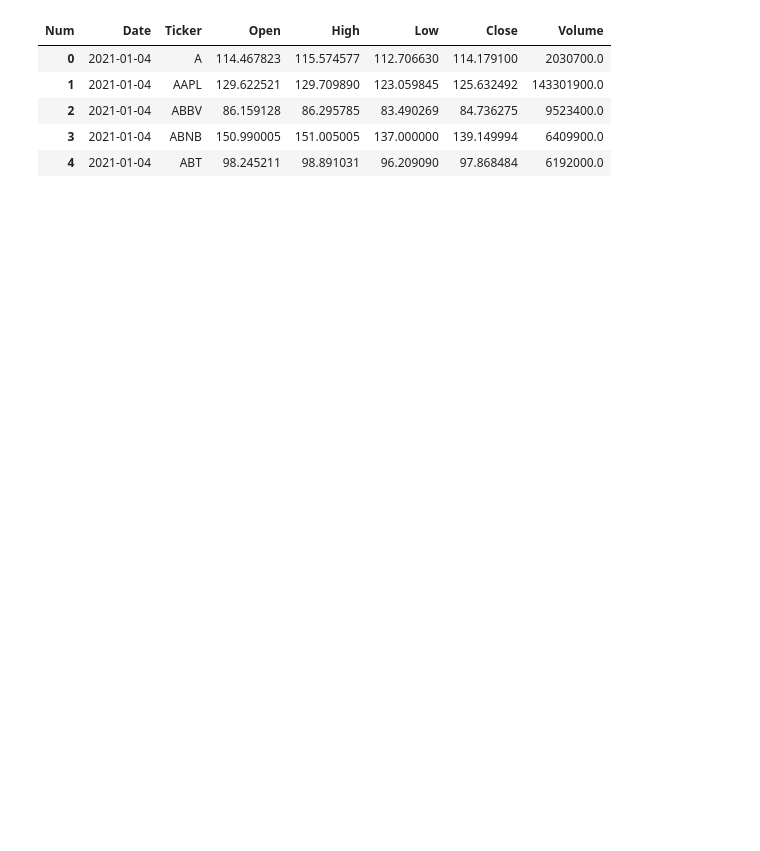
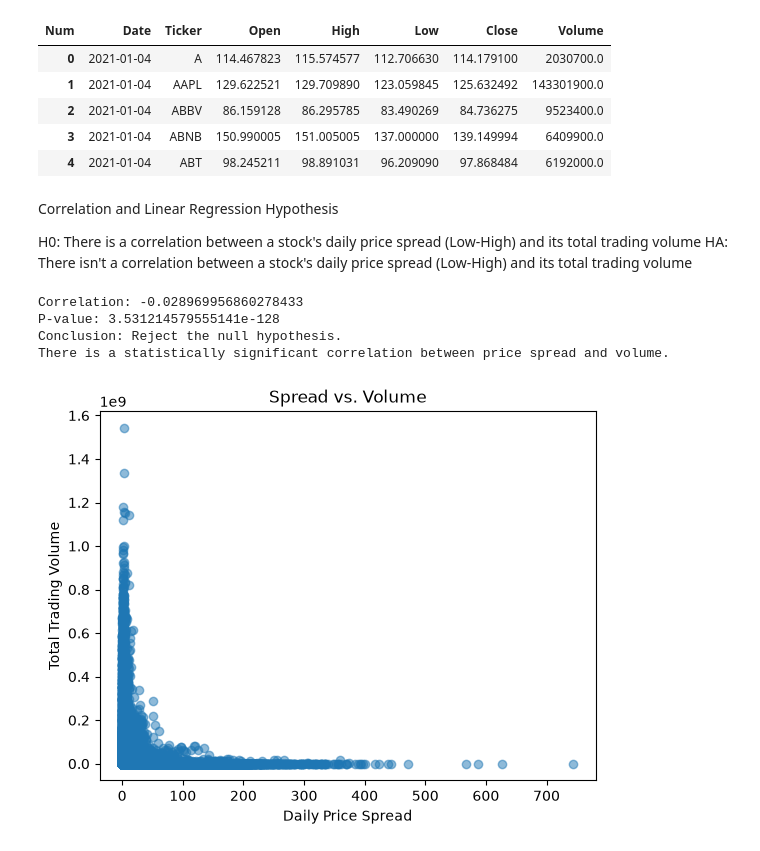
Before and after one commit to scook134/CMSC320_Final_Project, a Jupyter notebook: Final_project.ipynb, the cells around one changed output. Saved outputs shown, nothing was run; the diff lists cells and outputs as text; code cells hidden in the pictures; blank space fills up the shorter version.

Commit message:
Added correlation hypothesiss testing and scatter plot and pearsonr

```diff
--- a/Final_project.ipynb
+++ b/Final_project.ipynb
@@ -22,3 +22,41 @@ df_clean.head()
 | 2 | 2021-01-04 | ABBV | 86.159128 | 86.295785 | 83.490269 | 84.736275 | 9523400.0 |
 | 3 | 2021-01-04 | ABNB | 150.990005 | 151.005005 | 137.000000 | 139.149994 | 6409900.0 |
 | 4 | 2021-01-04 | ABT | 98.245211 | 98.891031 | 96.209090 | 97.868484 | 6192000.0 |
+# %% [markdown]
+Correlation and Linear Regression Hypothesis
+
+H0: There is a correlation between a stock's daily price spread (Low-High) and its total trading volume
+HA: There isn't a correlation between a stock's daily price spread (Low-High) and its total trading volume
+# %%
+import matplotlib.pyplot as plt
+from scipy.stats import pearsonr
+
+df_clean = df_clean.dropna(subset = ['High', 'Low', 'Volume'])
+df_clean['Spread'] = df_clean['High'] - df_clean['Low']
+
+corr, p_value = pearsonr(df_clean['Spread'], df_clean['Volume'])
+
+print(f"Correlation: {corr}")
+print(f"P-value: {p_value}")
+
+alpha = 0.05
+if p_value < alpha:
+    print("Conclusion: Reject the null hypothesis.")
+    print("There is a statistically significant correlation between price spread and volume.")
+else:
+    print("Conclusion: Fail to reject the null hypothesis.")
+    print("There is no statistically significant correlation between price spread and volume.")
+
+plt.scatter(df_clean['Spread'], df_clean['Volume'], alpha=0.5)
+
+plt.xlabel('Daily Price Spread')
+plt.ylabel('Total Trading Volume')
+plt.title('Spread vs. Volume')
+
+plt.show()
+# %% [output]
+Correlation: -0.028969956860278433
+P-value: 3.531214579555141e-128
+Conclusion: Reject the null hypothesis.
+There is a statistically significant correlation between price spread and volume.
+[figure, added]
```
